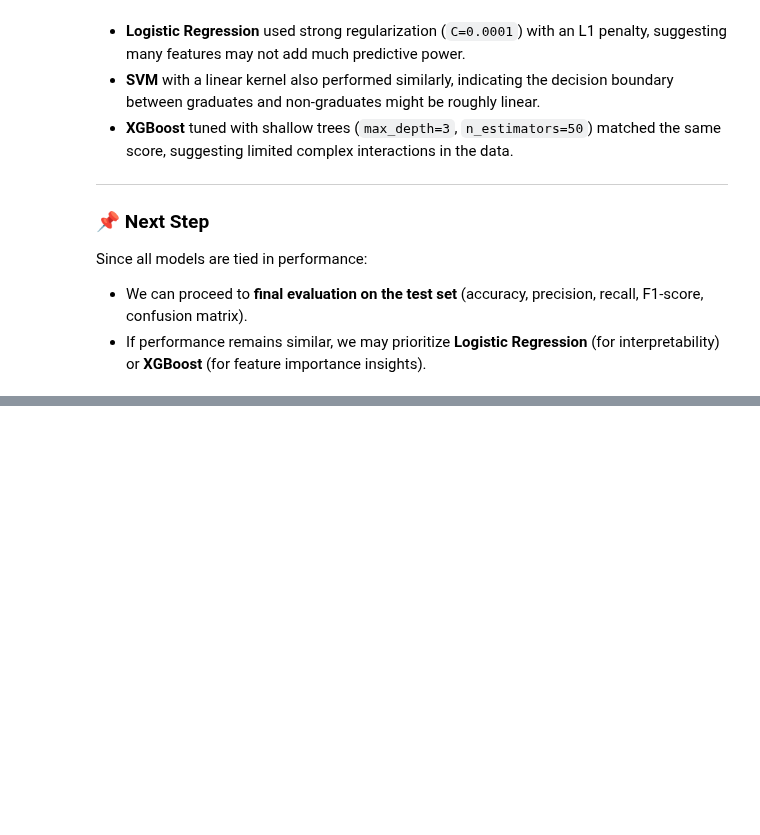
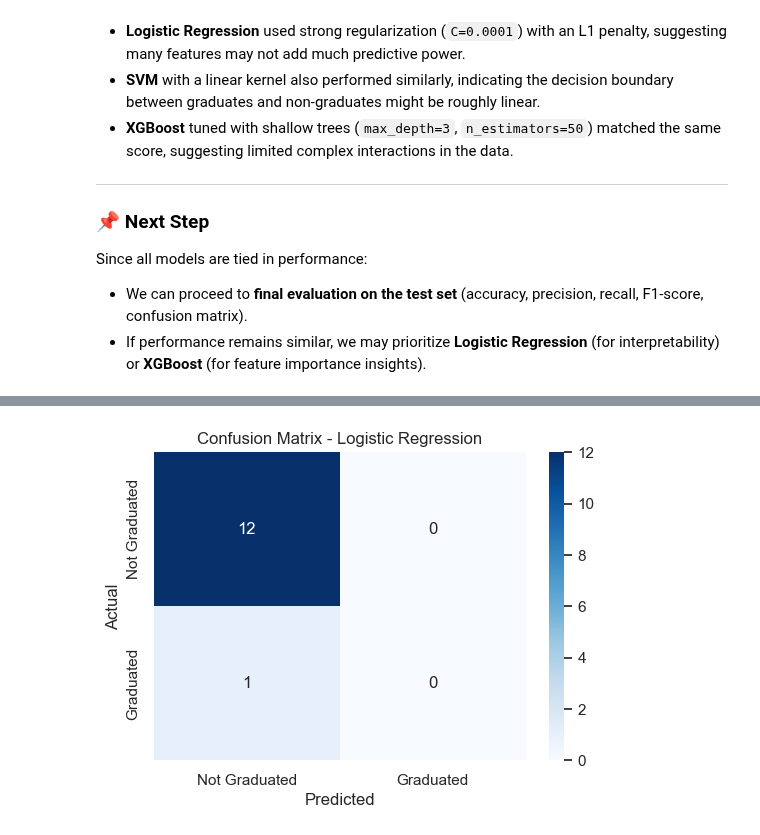
Before and after one commit to J-Kimani/DS, a Jupyter notebook: Projects/Data Proficiency Project/Data Proficiency Project.ipynb, the cells around one changed output, grey strips where cells are left out. Cells and saved outputs as stored; diff of their text form; code cells hidden in the pictures; blank space fills up the shorter version.

Commit message:
logistic regression evaluation

```diff
--- a/Projects/Data Proficiency Project/Data Proficiency Project.ipynb
+++ b/Projects/Data Proficiency Project/Data Proficiency Project.ipynb
@@ -1854,6 +1865,6 @@ Name: graduated_num, dtype: int64
 from sklearn.linear_model import LogisticRegression
 from sklearn.metrics import classification_report, confusion_matrix
 
-log_reg = LogisticRegression(max_iter= 1000, solver= 'liblinear')
+log_reg = LogisticRegression()
 log_reg.fit(X_train, y_train)
 # %% [output]
@@ -2004,0 +2027,6 @@ Since all models are tied in performance:
+# %%
+log_reg = LogisticRegression(C=0.0001, max_iter= 500, penalty='l1', solver='liblinear')
+log_reg.fit(X_train, y_train)
+y_pred_log = log_reg.predict(X_test)
+comp = pd.DataFrame({'Actual': y_test, 'Predicted': y_pred_log})
+comp.head()
@@ -2004,0 +2067,10 @@ Since all models are tied in performance:
+# %%
+cm = confusion_matrix(y_test, y_pred_log)
+plt.figure(figsize=(6,4))
+sns.heatmap(cm, annot=True, fmt='d', cmap='Blues', xticklabels= ["Not Graduated", "Graduated"], yticklabels= ["Not Graduated", "Graduated"])
+plt.xlabel("Predicted")
+plt.ylabel("Actual")
+plt.title("Confusion Matrix - Logistic Regression")
+plt.show()
+# %% [output]
+[figure, added]
```
Also changed, not shown: parts of 11 cells of this notebook, 1 other file.
